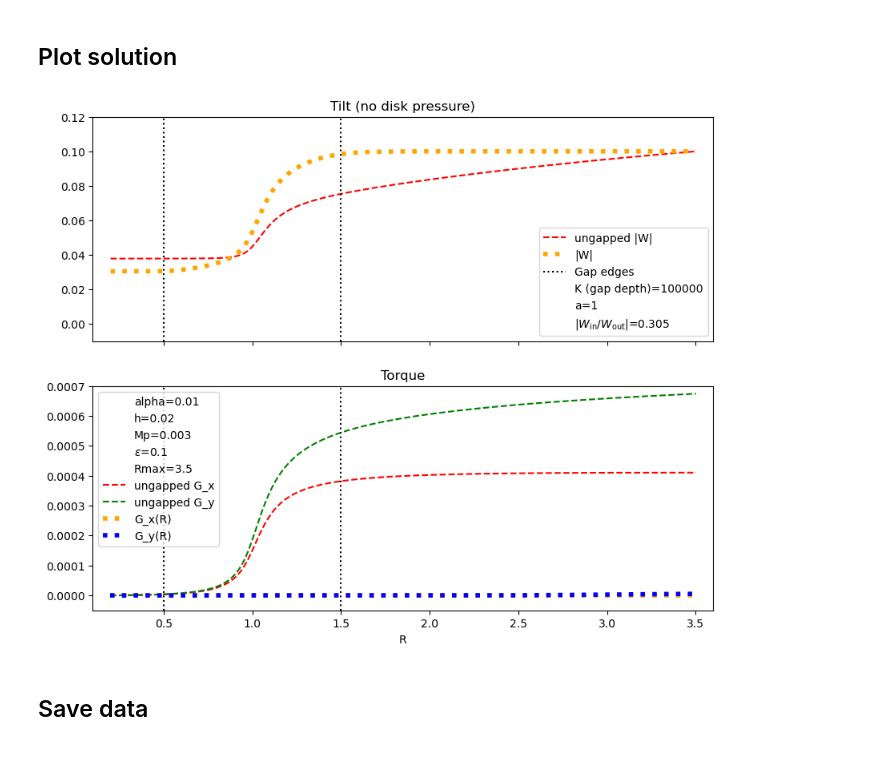
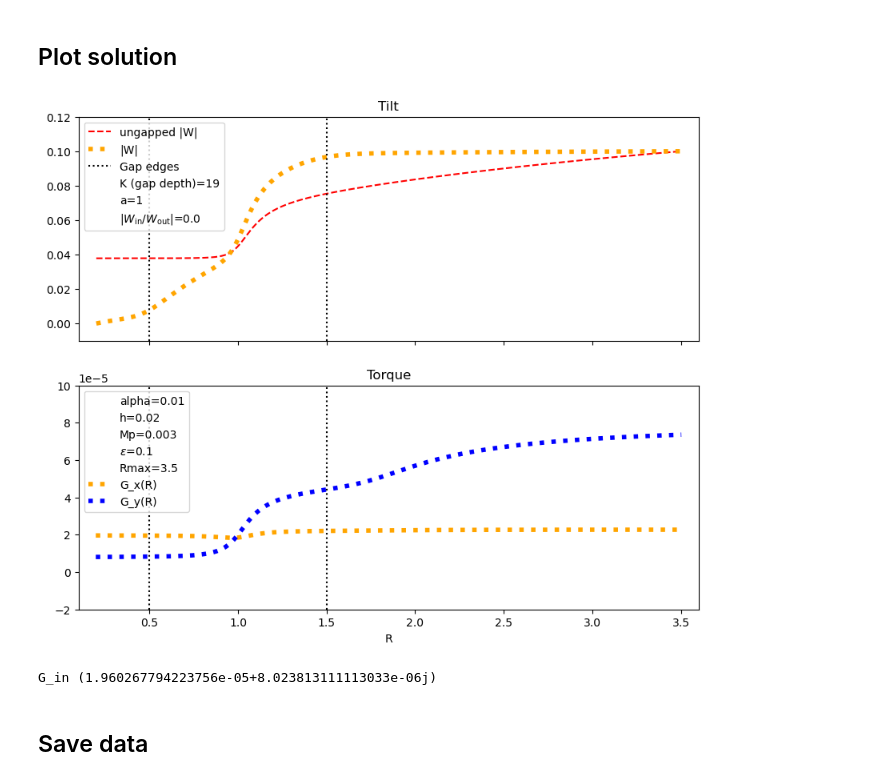
Before and after one commit to Jupiter1994/warped-disks, a Jupyter notebook: reduced-eqs-steady-state.ipynb, the cells around one changed output. Cells and saved outputs as stored; diff of their text form; code cells hidden in the pictures.

Commit message:
no disk P, non-zero G_in sims

```diff
--- a/reduced-eqs-steady-state.ipynb
+++ b/reduced-eqs-steady-state.ipynb
@@ -41,7 +41,7 @@ Mp, a = 0.003, 1
 
 # toggle disk gap
 use_gap = True
-gap_depth = 100000
+gap_depth = 19
 
 # softening term in disk potential; reflects the disk's scale height
 eps = 0.1
@@ -652,7 +652,7 @@ Ws = Ws.astype(complex)
 Ws[0] = 1e-5 # Ws_final0.values[0].copy()
 Gs = np.zeros(shape=Rs_torque.shape)
 Gs = Gs.astype(complex)
-Gs[0] = 0
+Gs[0] = 1e-2
 
 ## calculate quantities for this disk profile
 Os_warp = Omega(Rs_warp, Mp, a, use_gap)
@@ -774,49 +774,54 @@ axs[1].scatter([],[], s=0, label="h=" + str(cs))
 axs[1].scatter([],[], s=0, label="Mp=" + str(Mp))
 axs[1].scatter([],[], s=0, label=r"$\epsilon$=" + str(eps))
 axs[1].scatter([],[], s=0, label="Rmax=" + str(Rmax))
+#axs[1].scatter([],[], s=0, label="G_in=" + str(np.round(Gs[0],2)))
 
 axs[0].legend()
-axs[0].set_title("Tilt (no disk pressure)")
+axs[0].set_title("Tilt")
 
 if load_zhu_data:
     axs[1].plot(Rs_torque_zhu, Gs_final.real, c="red", ls='--', label="time-dep G_x")
     axs[1].plot(Rs_torque_zhu, Gs_final.imag, c="orange", ls='--', label="time-dep G_y")
-if load_ungapped_data:
-    axs[1].plot(RGs_ungapped[0], RGs_ungapped[1].real, c="red", ls='--',\
-                label="ungapped G_x")
-    axs[1].plot(RGs_ungapped[0], RGs_ungapped[1].imag, c="green", ls='--',\
-                label="ungapped G_y")
+# if load_ungapped_data:
+#     axs[1].plot(RGs_ungapped[0], RGs_ungapped[1].real, c="red", ls='--',\
+#                 label="ungapped G_x")
+#     axs[1].plot(RGs_ungapped[0], RGs_ungapped[1].imag, c="green", ls='--',\
+#                 label="ungapped G_y")
 
 axs[1].plot(Rs_torque.real, Gs.real, c="orange", ls=':', lw=4, label="G_x(R)")
 axs[1].plot(Rs_torque.real, Gs.imag, c="blue", ls=':', lw=4, label="G_y(R)")
 
 #ymin, ymax= min(Ws.imag) - .01, max(Ws.imag) + .01
 if use_gap:
     R_a, R_b = 0.5, 1.5
     axs[1].vlines([R_a,R_b], 0, 1, transform=axs[1].get_xaxis_transform(), \
                   color="black", linestyle=":")#, label="Gap edges")
 
 axs[1].set_xlim(Rmin - 0.1, Rmax + 0.1)
-axs[1].set_ylim(-.5e-4,7e-4)
+axs[1].set_ylim(-.2e-4,1e-4)
 
 axs[1].legend()
 axs[1].set_title("Torque")
 
 axs[1].set_xlabel("R")
 
 save_figs = True
 
 if save_figs:
     filepath = "Figures/integ-alpha=" + str(alpha) + \
     ",h=" + str(cs) + ",Mp=" + str(Mp) + ",eps=" +str(eps) +\
         ",Rmax=" + str(Rmax) + ",K=" + str(gap_depth) + ".png"
     # filepath = "Figures/integ-ctrl-K=" + str(gap_depth) + \
     #     "-no-disk-P.png"
     plt.savefig(filepath)
 
 plt.show()
 # %% [output]
-[figure, old version]
+[figure, new version]
+# %%
+print("G_in", Gs[0])
+# %% [output]
+G_in (1.960267794223756e-05+8.023813111113033e-06j)
 # %% [markdown]
 ## Save data
 # %%
```
Also changed, not shown: parts of 1 cell of this notebook.
